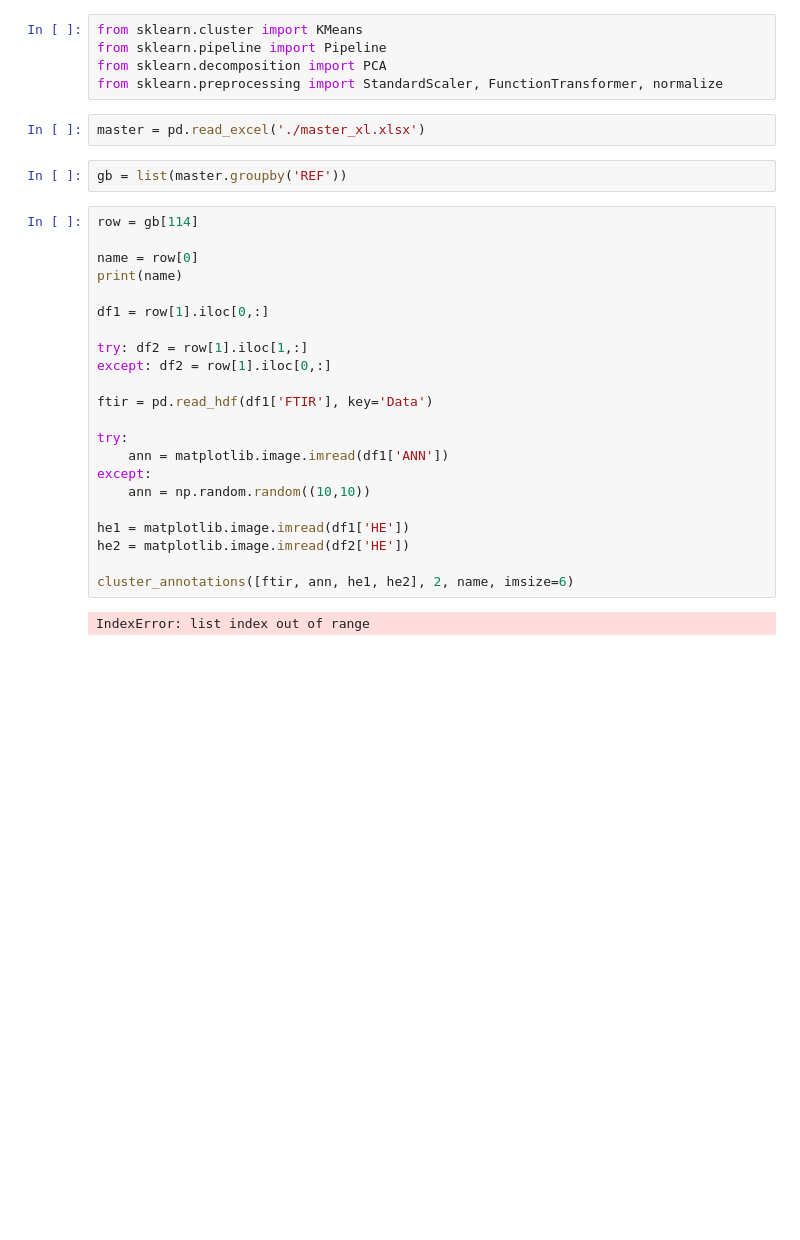
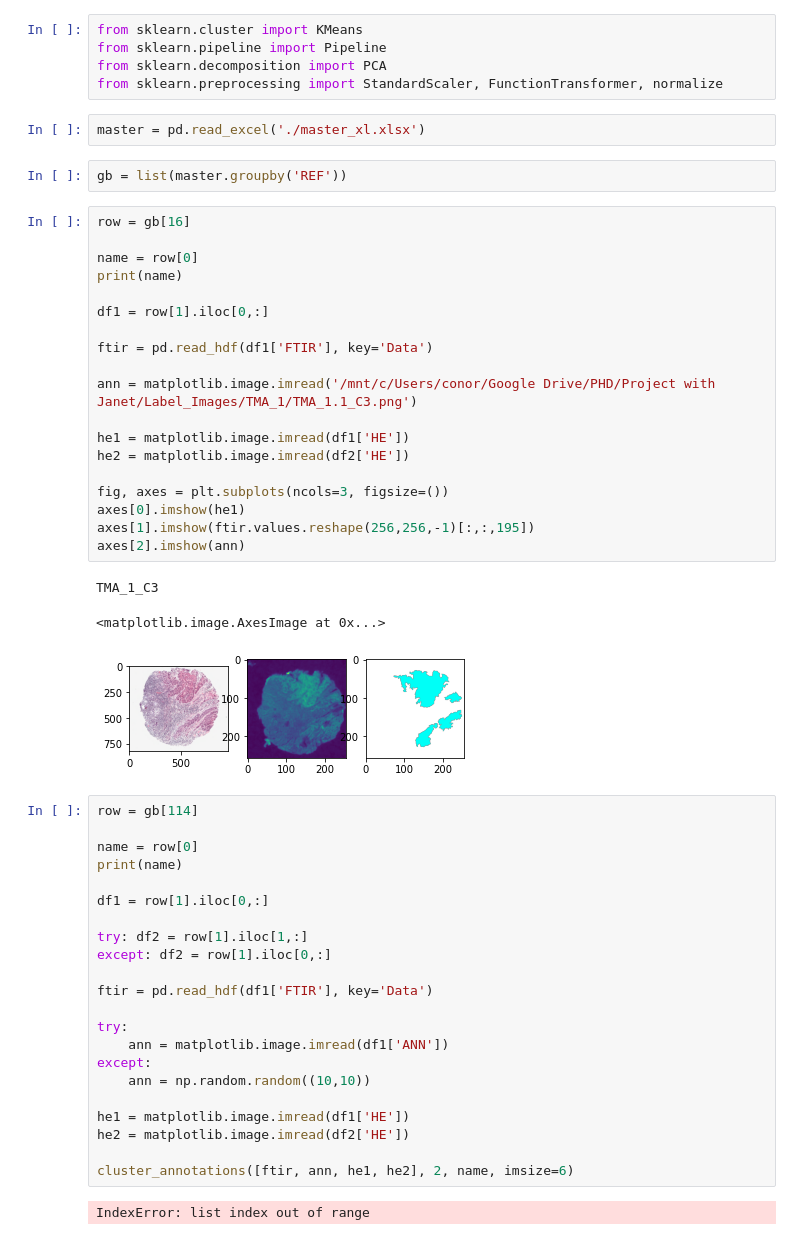
Before and after one commit to c-whitley/PHD, a Jupyter notebook: Kohler_Data_April2020.ipynb, the cells around one changed output. Cells and saved outputs as stored; diff of their text form; blank space fills up the shorter version.

```diff
--- a/Kohler_Data_April2020.ipynb
+++ b/Kohler_Data_April2020.ipynb
@@ -33,6 +33,29 @@ from sklearn.preprocessing import StandardScaler, FunctionTransformer, normalize
 master = pd.read_excel('./master_xl.xlsx')
 # %%
 gb = list(master.groupby('REF'))
+# %%
+row = gb[16]
+
+name = row[0]
+print(name)
+
+df1 = row[1].iloc[0,:]
+
+ftir = pd.read_hdf(df1['FTIR'], key='Data')
+
+ann = matplotlib.image.imread('/mnt/c/Users/conor/Google Drive/PHD/Project with Janet/Label_Images/TMA_1/TMA_1.1_C3.png')
+
+he1 = matplotlib.image.imread(df1['HE'])
+he2 = matplotlib.image.imread(df2['HE'])
+
+fig, axes = plt.subplots(ncols=3, figsize=())
+axes[0].imshow(he1)
+axes[1].imshow(ftir.values.reshape(256,256,-1)[:,:,195])
+axes[2].imshow(ann)
+# %% [output]
+TMA_1_C3
+<matplotlib.image.AxesImage at 0x...>
+[figure, added]
 # %%
 row = gb[114]
 
```
Also changed, not shown: 12 other files.
